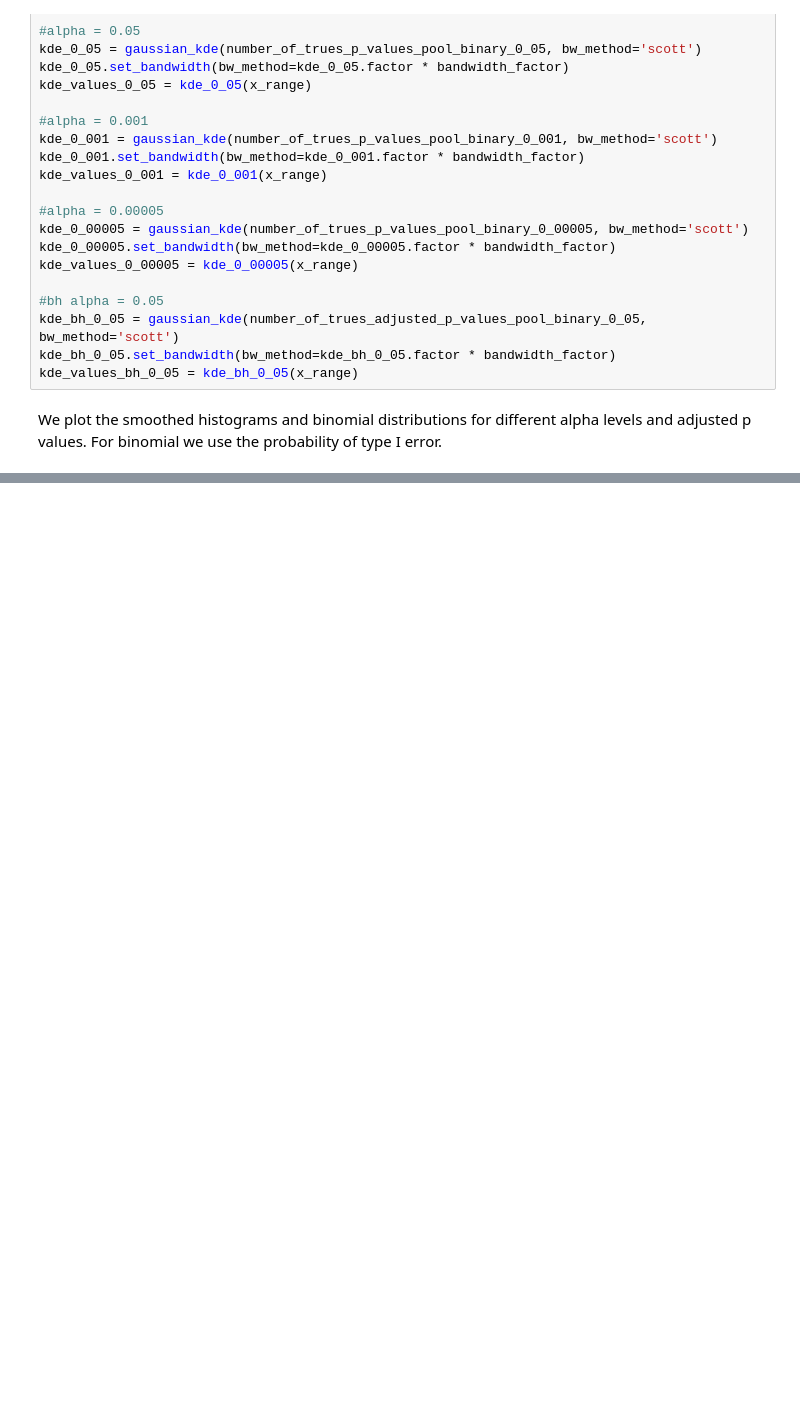
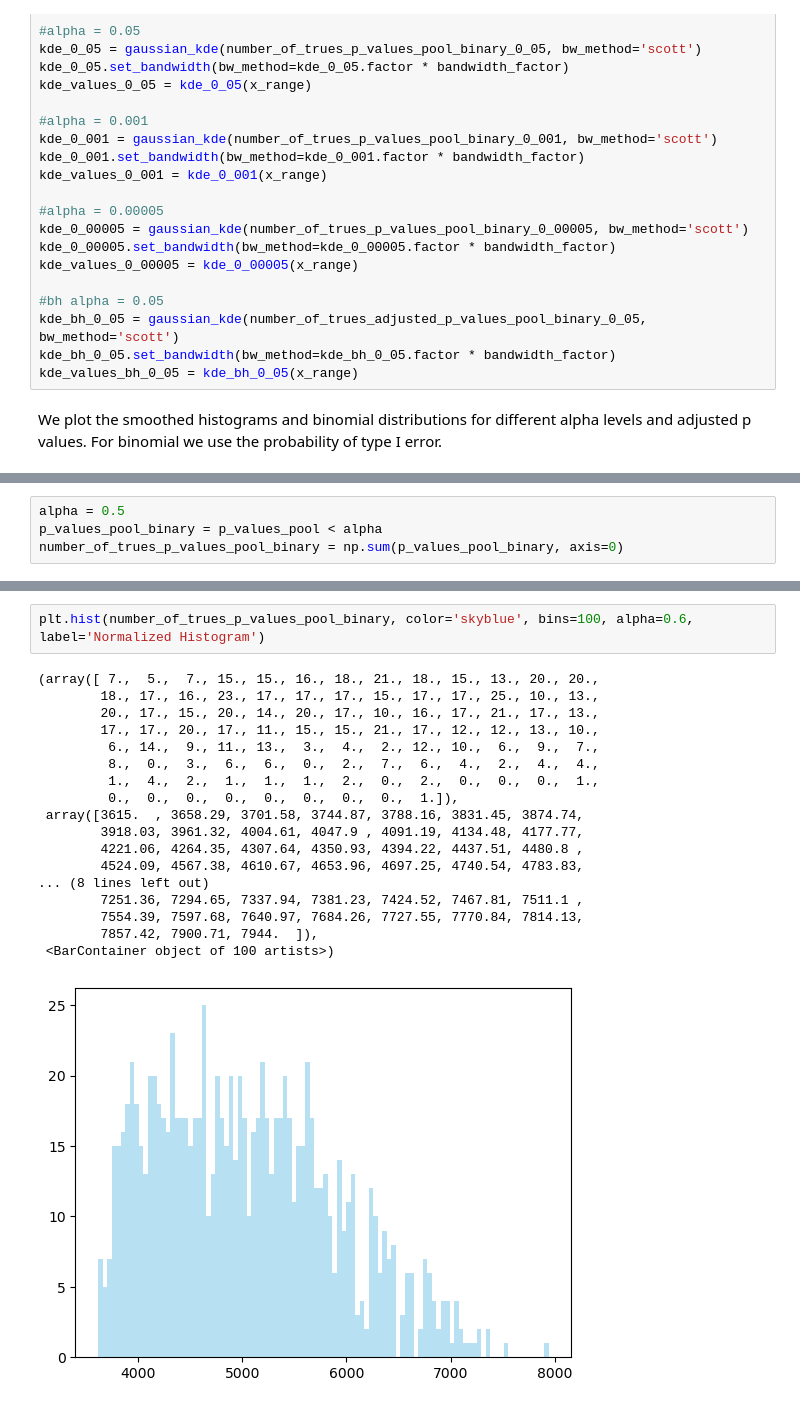
Before and after one commit to uio-bmi/fdr_under_dependencies, a Jupyter notebook: exlporatory_analyses/intuition_analyses.ipynb, the cells around one changed output, grey strips where cells are left out. Drawn from its saved outputs; the diff is of its cells as text; blank space fills up the shorter version.

```diff
--- a/exlporatory_analyses/intuition_analyses.ipynb
+++ b/exlporatory_analyses/intuition_analyses.ipynb
@@ -407,0 +430,4 @@ plt.show()
+# %%
+alpha = 0.5
+p_values_pool_binary = p_values_pool < alpha
+number_of_trues_p_values_pool_binary = np.sum(p_values_pool_binary, axis=0)
@@ -407,0 +454,21 @@ plt.show()
+# %%
+plt.hist(number_of_trues_p_values_pool_binary, color='skyblue', bins=100, alpha=0.6, label='Normalized Histogram')
+# %% [output]
+(array([ 7.,  5.,  7., 15., 15., 16., 18., 21., 18., 15., 13., 20., 20.,
+        18., 17., 16., 23., 17., 17., 17., 15., 17., 17., 25., 10., 13.,
+        20., 17., 15., 20., 14., 20., 17., 10., 16., 17., 21., 17., 13.,
+        17., 17., 20., 17., 11., 15., 15., 21., 17., 12., 12., 13., 10.,
+         6., 14.,  9., 11., 13.,  3.,  4.,  2., 12., 10.,  6.,  9.,  7.,
+         8.,  0.,  3.,  6.,  6.,  0.,  2.,  7.,  6.,  4.,  2.,  4.,  4.,
+         1.,  4.,  2.,  1.,  1.,  1.,  2.,  0.,  2.,  0.,  0.,  0.,  1.,
+         0.,  0.,  0.,  0.,  0.,  0.,  0.,  0.,  1.]),
+ array([3615.  , 3658.29, 3701.58, 3744.87, 3788.16, 3831.45, 3874.74,
+        3918.03, 3961.32, 4004.61, 4047.9 , 4091.19, 4134.48, 4177.77,
+        4221.06, 4264.35, 4307.64, 4350.93, 4394.22, 4437.51, 4480.8 ,
+        4524.09, 4567.38, 4610.67, 4653.96, 4697.25, 4740.54, 4783.83,
+... (8 lines left out)
+        7251.36, 7294.65, 7337.94, 7381.23, 7424.52, 7467.81, 7511.1 ,
+        7554.39, 7597.68, 7640.97, 7684.26, 7727.55, 7770.84, 7814.13,
+        7857.42, 7900.71, 7944.  ]),
+ <BarContainer object of 100 artists>)
+[figure, added]
```
Also changed, not shown: parts of 9 cells of this notebook, 2 other files.
